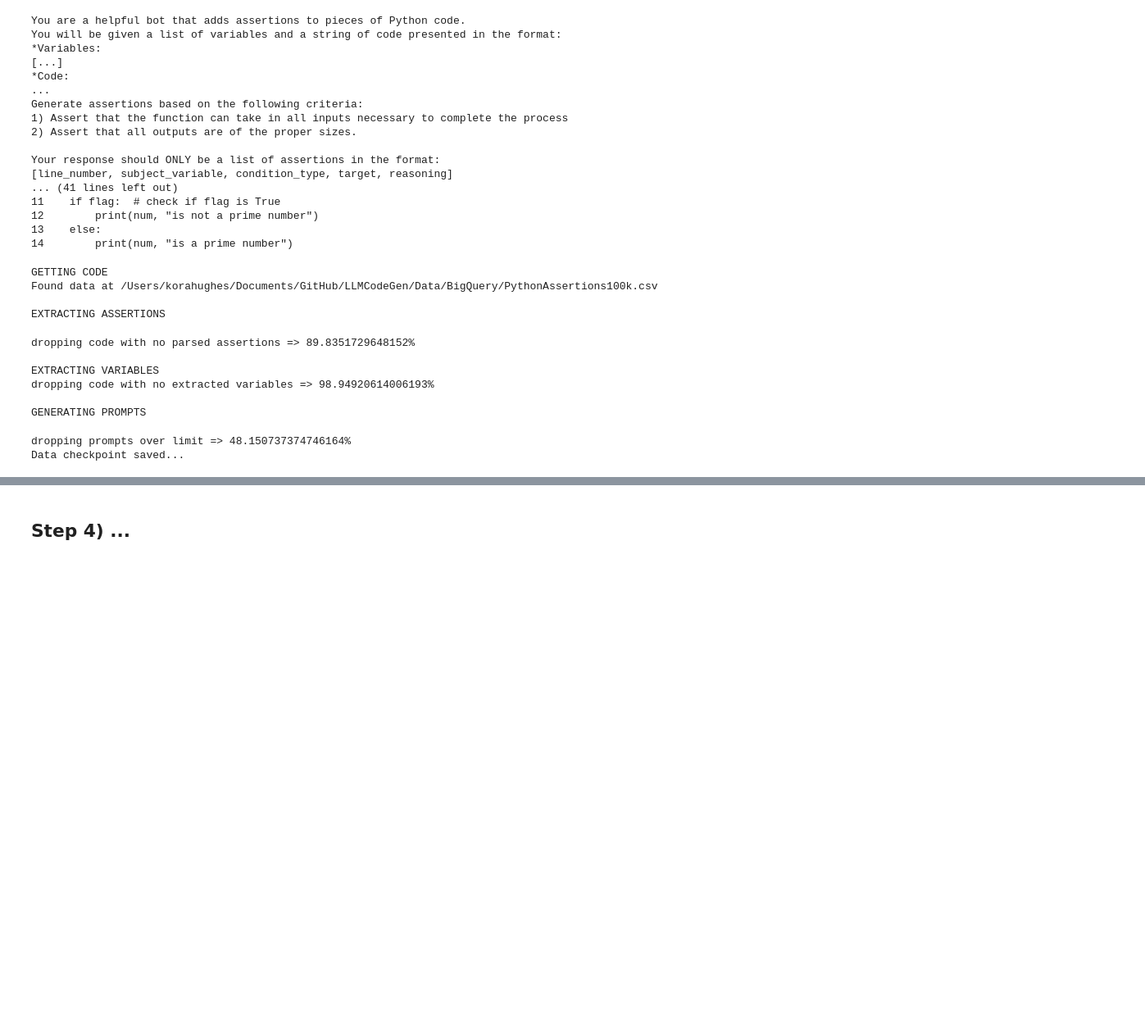
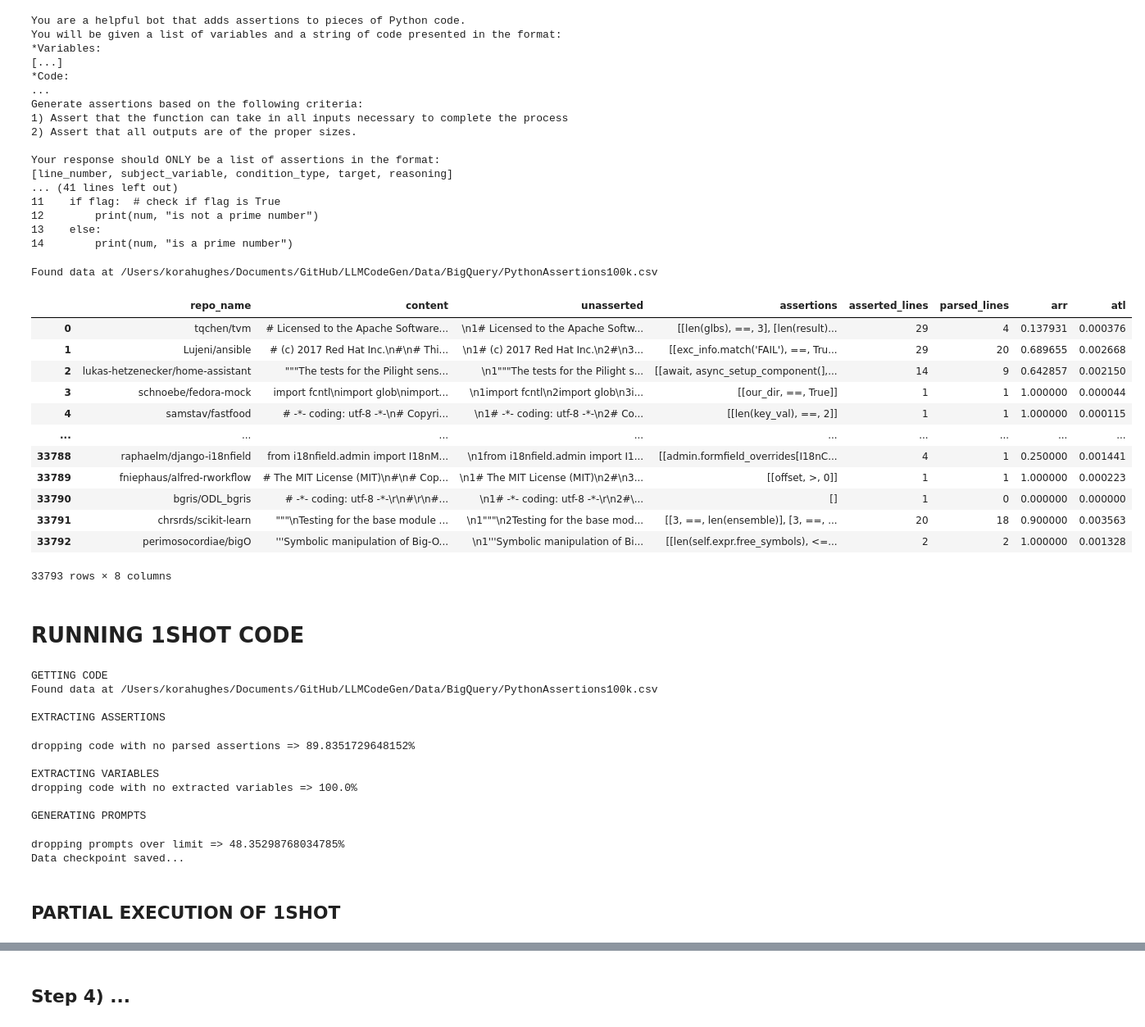
Before and after one commit to KoraSHughes/LLMCodeGen, a Jupyter notebook: AllInOne.ipynb, the cells around one changed output, grey strips where cells are left out. Shown: that part at 82% size. Cells and saved outputs as stored; diff of their text form; code cells hidden in the pictures; blank space fills up the shorter version.

```diff
--- a/AllInOne.ipynb
+++ b/AllInOne.ipynb
@@ -395,3 +410,22 @@ def gpt_oneshot(input_prompt, directive="You are a helpful bot that adds asserti
     return response
 
 # print("\n\n", gpt_oneshot("what do you do?"))
+# %%
+df = get_asserted_code(cwd+"/Data/BigQuery/PythonAssertions100k.csv", "%.py", False)
+df = get_assertion(df)
+df
+# %% [output]
+Found data at /Users/korahughes/Documents/GitHub/LLMCodeGen/Data/BigQuery/PythonAssertions100k.csv
+|  | repo_name | content | unasserted | assertions | asserted_lines | parsed_lines | arr | atl |
+| 0 | tqchen/tvm | # Licensed to the Apache Software... | \n1# Licensed to the Apache Softw... | [[len(glbs), ==, 3], [len(result)... | 29 | 4 | 0.137931 | 0.000376 |
+| 1 | Lujeni/ansible | # (c) 2017 Red Hat Inc.\n#\n# Thi... | \n1# (c) 2017 Red Hat Inc.\n2#\n3... | [[exc_info.match('FAIL'), ==, Tru... | 29 | 20 | 0.689655 | 0.002668 |
+| 2 | lukas-hetzenecker/home-assistant | """The tests for the Pilight sens... | \n1"""The tests for the Pilight s... | [[await, async_setup_component(],... | 14 | 9 | 0.642857 | 0.002150 |
+| 3 | schnoebe/fedora-mock | import fcntl\nimport glob\nimport... | \n1import fcntl\n2import glob\n3i... | [[our_dir, ==, True]] | 1 | 1 | 1.000000 | 0.000044 |
+| 4 | samstav/fastfood | # -*- coding: utf-8 -*-\n# Copyri... | \n1# -*- coding: utf-8 -*-\n2# Co... | [[len(key_val), ==, 2]] | 1 | 1 | 1.000000 | 0.000115 |
+| ... | ... | ... | ... | ... | ... | ... | ... | ... |
+| 33788 | raphaelm/django-i18nfield | from i18nfield.admin import I18nM... | \n1from i18nfield.admin import I1... | [[admin.formfield_overrides[I18nC... | 4 | 1 | 0.250000 | 0.001441 |
+| 33789 | fniephaus/alfred-rworkflow | # The MIT License (MIT)\n#\n# Cop... | \n1# The MIT License (MIT)\n2#\n3... | [[offset, >, 0]] | 1 | 1 | 1.000000 | 0.000223 |
+| 33790 | bgris/ODL_bgris | # -*- coding: utf-8 -*-\r\n#\r\n#... | \n1# -*- coding: utf-8 -*-\r\n2#\... | [] | 1 | 0 | 0.000000 | 0.000000 |
+| 33791 | chrsrds/scikit-learn | """\nTesting for the base module ... | \n1"""\n2Testing for the base mod... | [[3, ==, len(ensemble)], [3, ==, ... | 20 | 18 | 0.900000 | 0.003563 |
+| 33792 | perimosocordiae/bigO | '''Symbolic manipulation of Big-O... | \n1'''Symbolic manipulation of Bi... | [[len(self.expr.free_symbols), <=... | 2 | 2 | 1.000000 | 0.001328 |
+33793 rows × 8 columns
@@ -398,3 +436,5 @@ def gpt_oneshot(input_prompt, directive="You are a helpful bot that adds asserti
+# %% [markdown]
+# RUNNING 1SHOT CODE
 # %%
 def one_shot_prompts(my_dir=cwd+"/Data/BigQuery/PythonAssertions100k.csv", ext="%.py"):
     print("GETTING CODE")
@@ -409,8 +449,9 @@ def one_shot_prompts(my_dir=cwd+"/Data/BigQuery/PythonAssertions100k.csv", ext="
     print("dropping code with no parsed assertions =>", str(all_prompts)+'%')
 
     print("\nEXTRACTING VARIABLES")
-    get_vars = lambda code: get_variables(code)
-    df["variables"] = df["content"].apply(get_vars)
+#     get_vars = lambda code: get_variables(code)
+#     df["variables"] = df["content"].apply(get_vars)
+    df["variables"] = get_all_variables(df)
 
     df["num_vars"] = df["variables"].apply(lambda var: len(var))
     all_prompts = len(df)
@@ -427,7 +468,7 @@ def one_shot_prompts(my_dir=cwd+"/Data/BigQuery/PythonAssertions100k.csv", ext="
     all_prompts = 100*len(df)/all_prompts
     print("dropping prompts over limit =>", str(all_prompts)+'%')
 
-    df.to_csv(cwd+"/Data/python_prompts_noresponse.csv") # saving data
+    df.to_csv(cwd+"/Data/python_prompts_noresponse3.csv") # saving data
     print("Data checkpoint saved...\n")
 
 #     print("GENERATING RESPONSES")
@@ -448,11 +489,13 @@ EXTRACTING ASSERTIONS
 dropping code with no parsed assertions => 89.8351729648152%
 
 EXTRACTING VARIABLES
-dropping code with no extracted variables => 98.94920614006193%
+dropping code with no extracted variables => 100.0%
 
 GENERATING PROMPTS
-dropping prompts over limit => 48.150737374746164%
+dropping prompts over limit => 48.35298768034785%
 Data checkpoint saved...
+# %% [markdown]
+## PARTIAL EXECUTION OF 1SHOT
 # %%
 part_size = 200  # should take about a bit under an hour
 current_size = 14464
```
Also changed, not shown: parts of 24 cells of this notebook, 1 other file.
